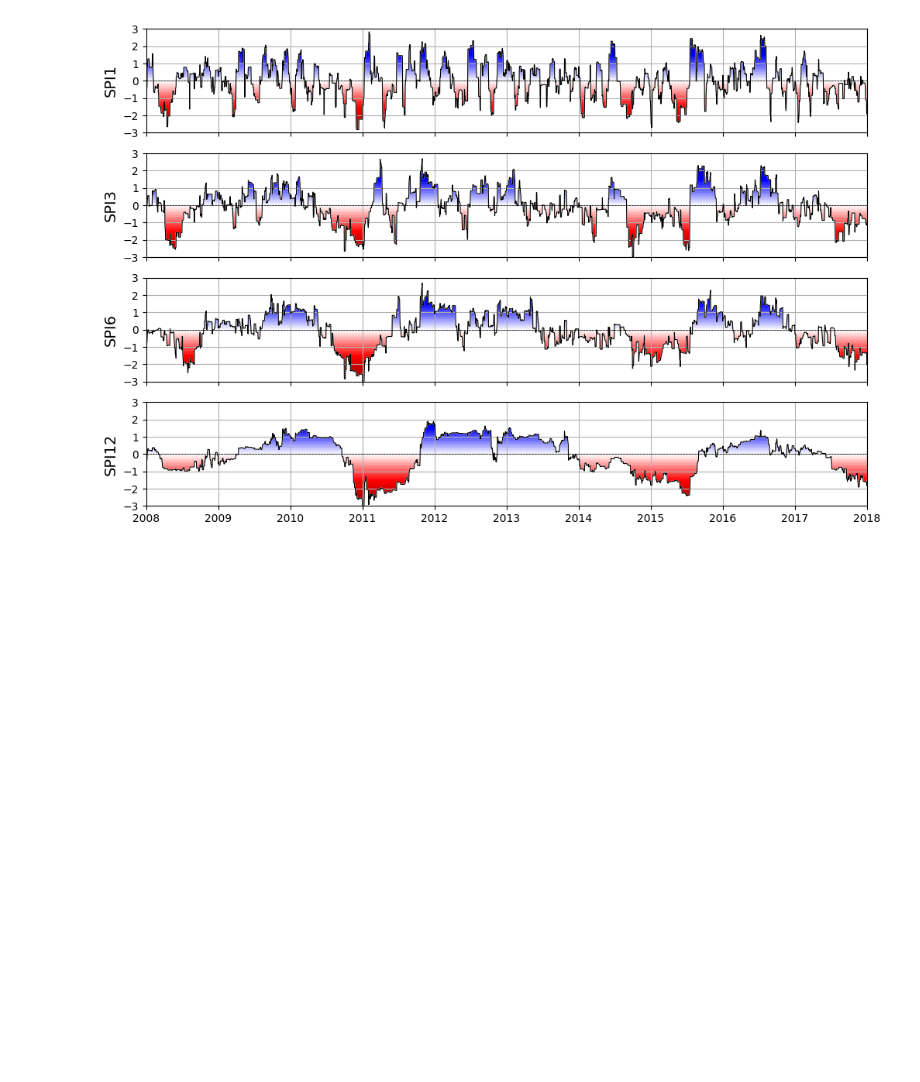
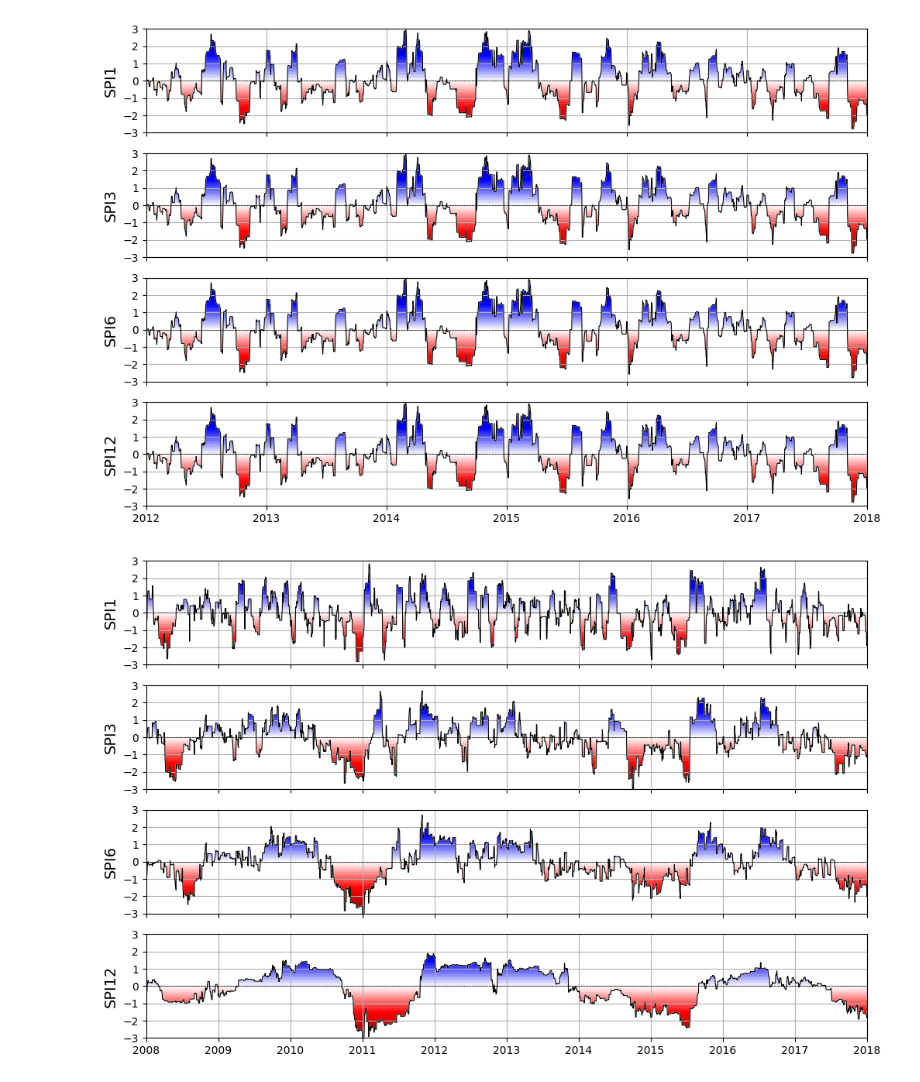
Before and after one commit to shirazipooya/DroughtMonitoringIran, a Jupyter notebook: app/notebook.ipynb, the cells around one changed output. Cells and saved outputs as stored; diff of their text form; code cells hidden in the pictures; blank space fills up the shorter version.

```diff
--- a/app/notebook.ipynb
+++ b/app/notebook.ipynb
@@ -83,3 +153,23 @@ Name: Precip, Length: 21915, dtype: float64
+# %%
+f = 30
+series = data_daily.loc[data_daily.Site == st, "Precip"].rolling(f, min_periods=f).sum()
+spi1_gamma = si.spi(
+    series=series,
+    dist=scs.gamma,
+    prob_zero=True,
+    fit_freq="ME"
+)
+
+f, ax = plt.subplots(4, 1, figsize=(12, 8), sharex=True)
+si.plot.si(spi1_gamma, ax=ax[0], cmap="seismic_r")
+si.plot.si(spi1_gamma, ax=ax[1], cmap="seismic_r")
+si.plot.si(spi1_gamma, ax=ax[2], cmap="seismic_r")
+si.plot.si(spi1_gamma, ax=ax[3], cmap="seismic_r")
+ax[0].set_xlim(pd.to_datetime(["2012", "2018"]))
+[x.grid() for x in ax]
+[ax[i].set_ylabel(n, fontsize=14) for i, n in enumerate(["SPI1", "SPI3", "SPI6", "SPI12"])];
+# %% [output]
+[figure, added]
 # %%
 st = 40736
 f = 30
```
Also changed, not shown: parts of 8 cells of this notebook.
